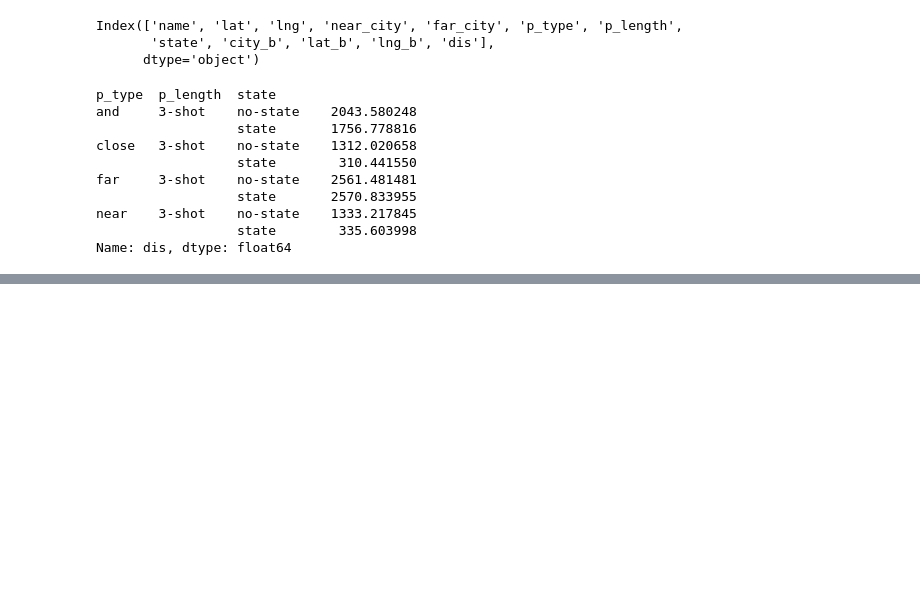
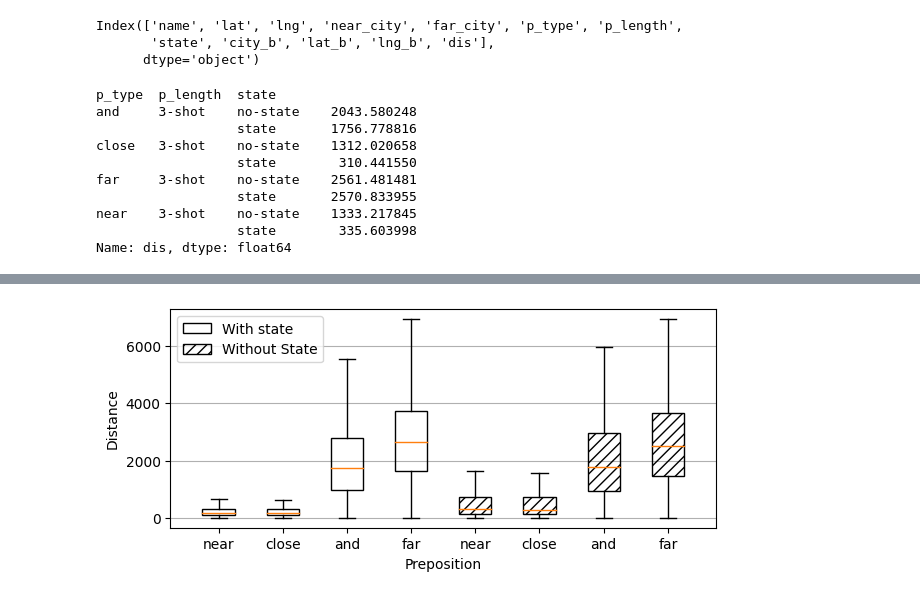
Before and after one commit to prabin525/spatial-llm, a Jupyter notebook: spatial-awareness/analysis/results.ipynb, the cells around one changed output, grey strips where cells are left out. Cells and saved outputs as stored; diff of their text form; code cells hidden in the pictures; blank space fills up the shorter version.

```diff
--- a/spatial-awareness/analysis/results.ipynb
+++ b/spatial-awareness/analysis/results.ipynb
@@ -111,0 +110,11 @@ plt.savefig("plots/predicted_distances.png", dpi=300)
+# %%
+base_dir_2 = '../outputs_processed_llama2/'
+
+files_2 = os.listdir(base_dir_2)
+
+for i, f in enumerate(files_2):
+    if i == 0:
+        df_llama2 = pd.read_json(open(f'{base_dir_2}{f}'))
+    else:
+        df_llama2_2 = pd.read_json(open(f'{base_dir_2}{f}'))
+        df_llama2 = pd.concat([df_llama2, df_llama2_2])
@@ -111,0 +147,50 @@ plt.savefig("plots/predicted_distances.png", dpi=300)
+# %%
+fig, axes = plt.subplots()
+
+p = axes.boxplot(
+    [
+        preprocess_for_plot(df_llama2, 'state', 'near'),
+        preprocess_for_plot(df_llama2, 'state', 'close'),
+        preprocess_for_plot(df_llama2, 'state', 'and'),
+        preprocess_for_plot(df_llama2, 'state', 'far'),
+        preprocess_for_plot(df_llama2, 'no-state', 'near'),
+        preprocess_for_plot(df_llama2, 'no-state', 'close'),
+        preprocess_for_plot(df_llama2, 'no-state', 'and'),
+        preprocess_for_plot(df_llama2, 'no-state', 'far'),
+    ],
+    showfliers=False,
+    patch_artist=True
+)
+axes.yaxis.grid(True)
+axes.set_ylabel('Distance')
+axes.set_xlabel('Preposition')
+labels = [
+    'near',
+    'close',
+    'and',
+    'far',
+    'near',
+    'close',
+    'and',
+    'far',
+]
+for i, box in enumerate(p['boxes']):
+    if i in [0, 1, 2, 3]:
+        box.set(hatch = '', fill=False)
+    else:
+        box.set(hatch = '///', fill=False)
+set_axis_style(axes, labels)
+# plt.xticks(rotation = 45)
+
+circ1 = mpatches.Patch(hatch='', fill=False, label='With state')
+circ2 = mpatches.Patch(hatch='///', fill=False, label='Without State')
+
+axes.legend(handles = [circ1, circ2],loc=2)
+
+axes.set_box_aspect(4/10)
+
+plt.tight_layout()
+# plt.show()
+plt.savefig("plots/predicted_distances_llama2.png", dpi=300)
+# %% [output]
+[figure, added]
```
Also changed, not shown: parts of 11 cells of this notebook, 2 other files.
